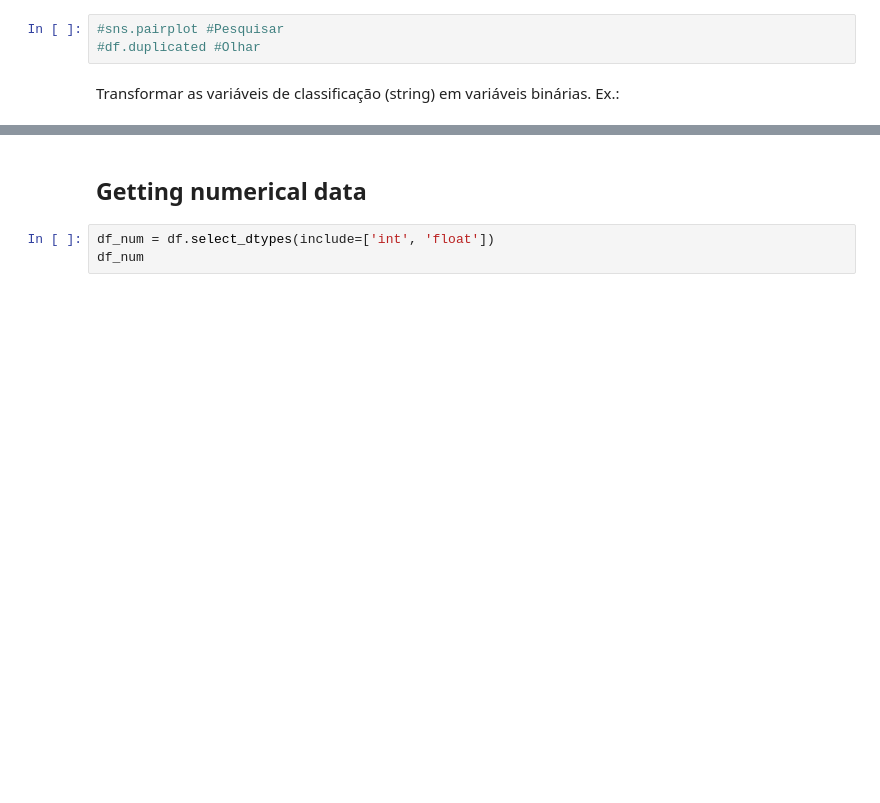
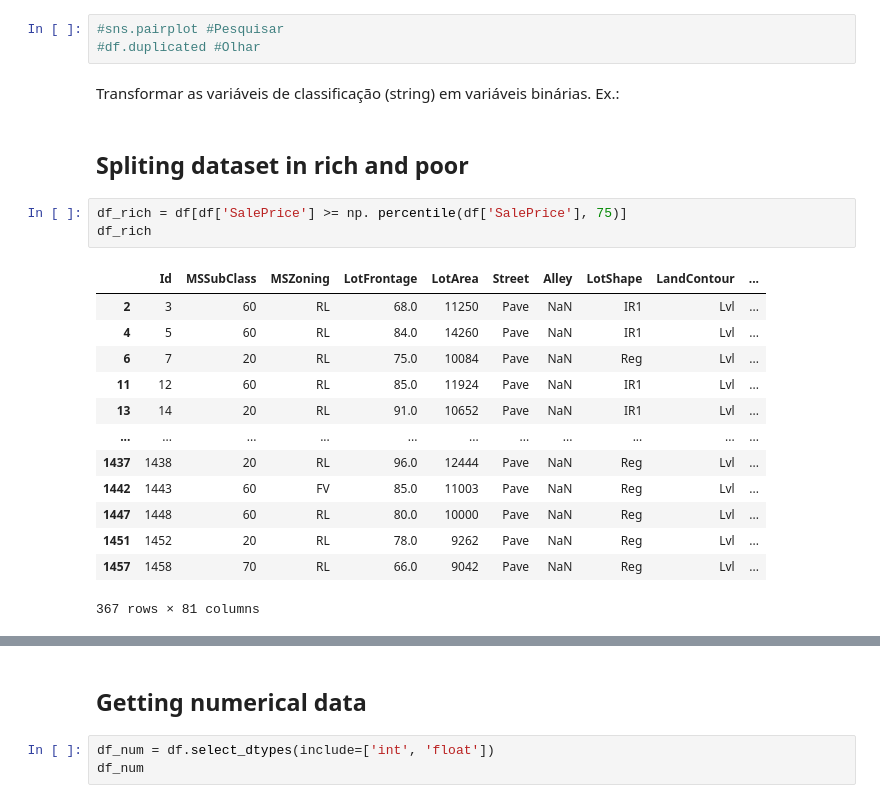
Before and after one commit to marcodeamicis/house_prices_regression, a Jupyter notebook: notebooks/1_initial_data_exploration_amicis.ipynb, the cells around one changed output, grey strips where cells are left out. Cells and saved outputs as stored; diff of their text form; blank space fills up the shorter version.

```diff
--- a/notebooks/1_initial_data_exploration_amicis.ipynb
+++ b/notebooks/1_initial_data_exploration_amicis.ipynb
@@ -372,3 +372,22 @@ Vale a pena: <br>
 # %% [markdown]
 Transformar as variáveis de classificação (string) em variáveis binárias.
 Ex.:
+# %% [markdown]
+## Spliting dataset in rich and poor
+# %%
+df_rich = df[df['SalePrice'] >= np. percentile(df['SalePrice'], 75)]
+df_rich
+# %% [output]
+|  | Id | MSSubClass | MSZoning | LotFrontage | LotArea | Street | Alley | LotShape | LandContour | ... |
+| 2 | 3 | 60 | RL | 68.0 | 11250 | Pave | NaN | IR1 | Lvl | ... |
+| 4 | 5 | 60 | RL | 84.0 | 14260 | Pave | NaN | IR1 | Lvl | ... |
+| 6 | 7 | 20 | RL | 75.0 | 10084 | Pave | NaN | Reg | Lvl | ... |
+| 11 | 12 | 60 | RL | 85.0 | 11924 | Pave | NaN | IR1 | Lvl | ... |
+| 13 | 14 | 20 | RL | 91.0 | 10652 | Pave | NaN | IR1 | Lvl | ... |
+| ... | ... | ... | ... | ... | ... | ... | ... | ... | ... | ... |
+| 1437 | 1438 | 20 | RL | 96.0 | 12444 | Pave | NaN | Reg | Lvl | ... |
+| 1442 | 1443 | 60 | FV | 85.0 | 11003 | Pave | NaN | Reg | Lvl | ... |
+| 1447 | 1448 | 60 | RL | 80.0 | 10000 | Pave | NaN | Reg | Lvl | ... |
+| 1451 | 1452 | 20 | RL | 78.0 | 9262 | Pave | NaN | Reg | Lvl | ... |
+| 1457 | 1458 | 70 | RL | 66.0 | 9042 | Pave | NaN | Reg | Lvl | ... |
+367 rows × 81 columns
```
Also changed, not shown: parts of 6 cells of this notebook.
